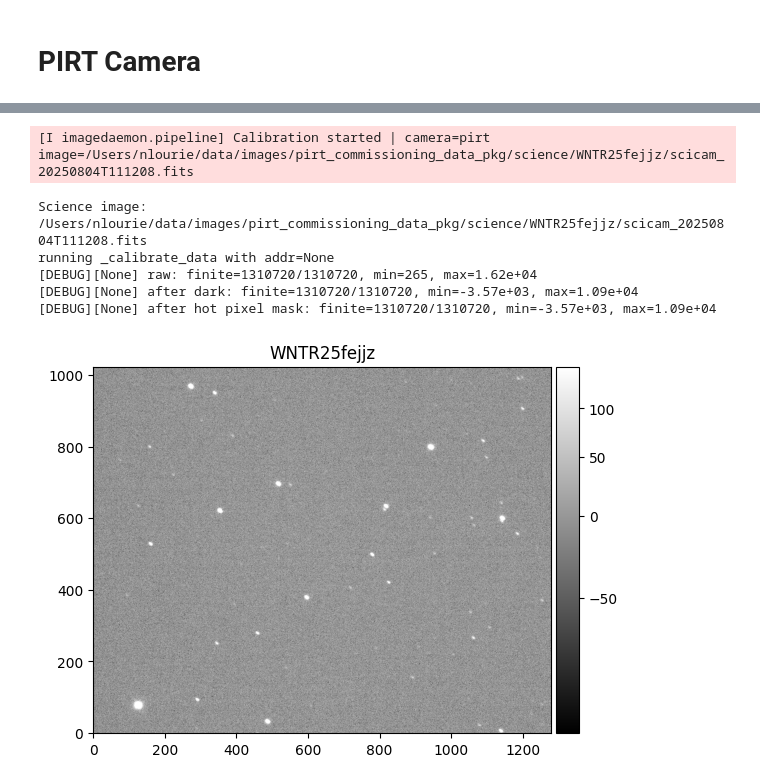
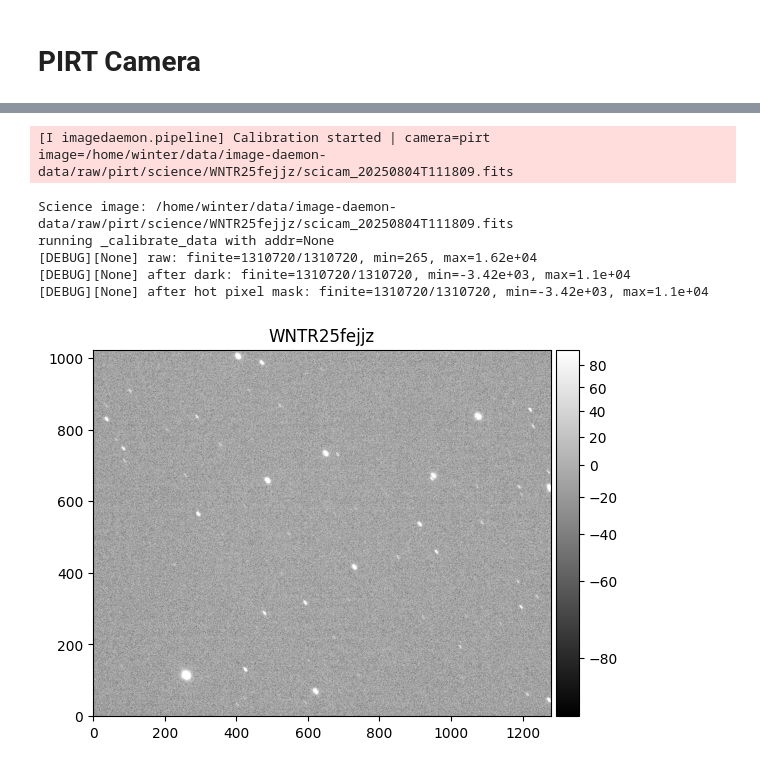
Before and after one commit to winter-telescope/winter-image-daemon, a Jupyter notebook: imagedaemon/notebooks/pirt_pipeline_example.ipynb, the cells around one changed output, grey strips where cells are left out. Cells and saved outputs as stored; diff of their text form; code cells hidden in the pictures.

```diff
--- a/imagedaemon/notebooks/pirt_pipeline_example.ipynb
+++ b/imagedaemon/notebooks/pirt_pipeline_example.ipynb
@@ -71,32 +53,32 @@ pirt.build_master_frames(src_dir=dark_dir,
 # %%
 # Try to run the cal pipeline on a dither set
 import os
 from glob import glob
 targetName = "WNTR25fejjz"
 science_dir = os.path.join(os.path.expanduser("~"), "data",
-                           "images", "pirt_commissioning_data_pkg",
+                           "image-daemon-data", "raw", "pirt",
                            "science",targetName)
 
 science_image = glob(os.path.join(science_dir, "*.fits"))[0]
 
 
 print("Science image:", science_image)
 
 callimg = pirt.calibrate_image(science_image = science_image
                                ,
                                )
 callimg.plot_image(title = targetName)
 
 calimg_savepath = os.path.join(science_dir, f"{targetName}_calibrated.fits")
 callimg.save_image(calimg_savepath)
 # %% [output]
-[I imagedaemon.pipeline] Calibration started | camera=pirt image=/Users/nlourie/data/images/pirt_commissioning_data_pkg/science/WNTR25fejjz/scicam_20250804T111208.fits
+[I imagedaemon.pipeline] Calibration started | camera=pirt image=/home/winter/data/image-daemon-data/raw/pirt/science/WNTR25fejjz/scicam_20250804T111809.fits
-Science image: /Users/nlourie/data/images/pirt_commissioning_data_pkg/science/WNTR25fejjz/scicam_20250804T111208.fits
+Science image: /home/winter/data/image-daemon-data/raw/pirt/science/WNTR25fejjz/scicam_20250804T111809.fits
 running _calibrate_data with addr=None
 [DEBUG][None] raw: finite=1310720/1310720, min=265, max=1.62e+04
-[DEBUG][None] after dark: finite=1310720/1310720, min=-3.57e+03, max=1.09e+04
-[DEBUG][None] after hot pixel mask: finite=1310720/1310720, min=-3.57e+03, max=1.09e+04
+[DEBUG][None] after dark: finite=1310720/1310720, min=-3.42e+03, max=1.1e+04
+[DEBUG][None] after hot pixel mask: finite=1310720/1310720, min=-3.42e+03, max=1.1e+04
-[figure, old version]
+[figure, new version]
 # %%
 # Run astrometry
 # run the full astrometric pipeline
```
Also changed, not shown: parts of 5 cells of this notebook, 1 other file.
